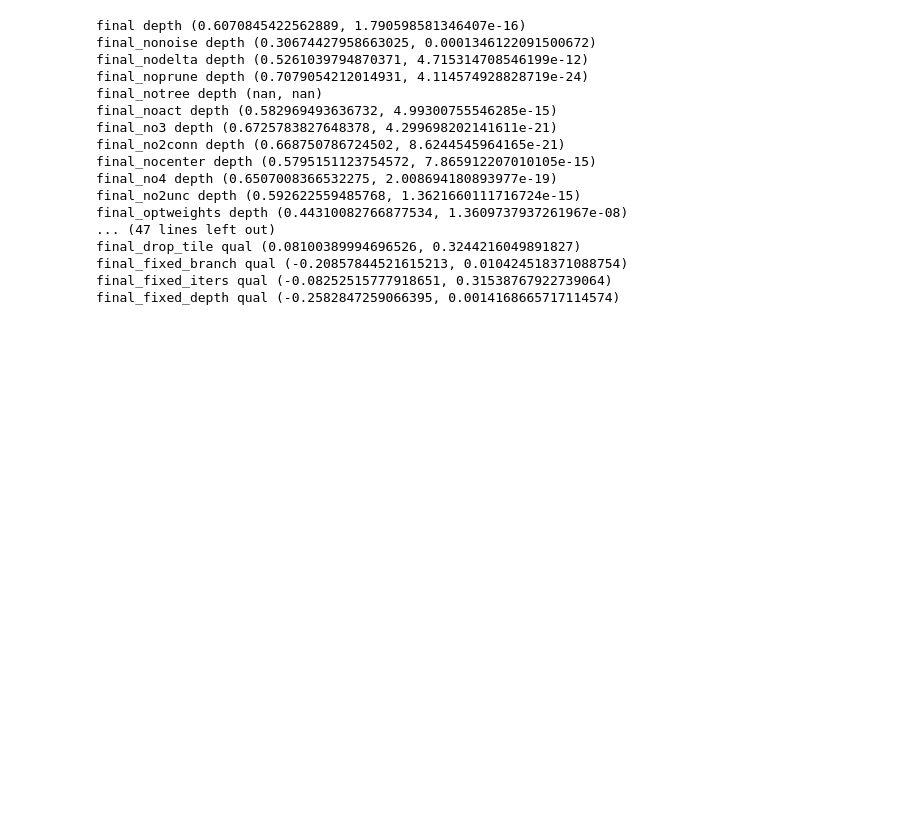
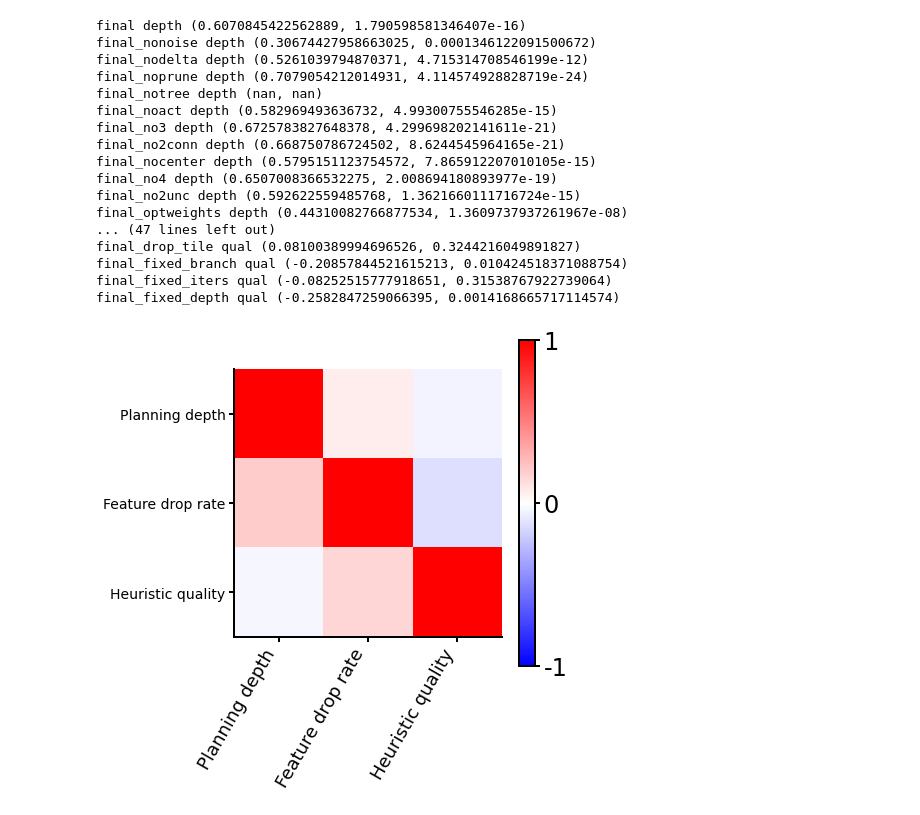
Before and after one commit to basvanopheusden/fourinarow, a Jupyter notebook: Analysis notebooks/new/Learning and time pressure analysis.ipynb, the cells around one changed output. Drawn from its saved outputs; the diff is of its cells as text; code cells hidden in the pictures; blank space fills up the shorter version.

```diff
--- a/Analysis notebooks/new/Learning and time pressure analysis.ipynb
+++ b/Analysis notebooks/new/Learning and time pressure analysis.ipynb
@@ -889,0 +906,46 @@ final_fixed_depth qual (-0.2582847259066395, 0.0014168665717114574)
+# %%
+heuristic_quality_hvh_models = [get_heuristic_quality(np.reshape(np.loadtxt(direc + 'Params/params_hvh_' + m + '.txt'),
+                                                                   [40,1,5,58]))[:,0,:] for m in ['final','final_notree','final_nodelta','final_optweights']]
+# %%
+Mfull = np.array([np.mean(depth_hvh_models[0],axis=1),
+         np.mean(feature_drop_hvh_models[0],axis=1),
+         np.mean(heuristic_quality_hvh_models[0],axis=1)])
+
+Mlesions = np.array([[np.mean(depth_hvh_models[i],axis=1),
+         np.mean(feature_drop_hvh_models[i],axis=1),
+         np.mean(heuristic_quality_hvh_models[i],axis=1)] for i in range(1,4)])
+# %%
+def get_alpha_fdr(alpha,allps):
+    return allps[np.nonzero(allps > np.arange(1,len(allps)+1)/len(allps)*alpha)[0][0]]
+
+def plot_with_stars(r,p,colormap,limits,filename):
+    fig,ax = plt.subplots()
+    ax.xaxis.set_major_formatter(FormatStrFormatter('%g'))
+    ax.yaxis.set_major_formatter(FormatStrFormatter('%g'))
+
+    nstars = (p < get_alpha_fdr(0.05,np.sort(p.flatten()))).astype(int) + \
+             (p < get_alpha_fdr(0.01,np.sort(p.flatten()))).astype(int) + \
+             (p < get_alpha_fdr(0.001,np.sort(p.flatten()))).astype(int)
+
+    for i in range(r.shape[0]):
+        for k in range(r.shape[1]):
+            if k!=i and nstars[i][k]>0:
+                ax.text(k,i,'*'*nstars[i][k],ha='center',va='center',fontsize=18)
+
+    ax.set_xticks(range(3))
+    ax.set_yticks(range(3))
+    ax.set_xticklabels(['Planning depth','Feature drop rate','Heuristic quality'],usetex=False,rotation=60,ha='right',fontsize = 18)
+
+    ax.set_yticklabels(['Planning depth','Feature drop rate','Heuristic quality'],usetex=False,fontsize = 14)
+    cax = ax.imshow(r,interpolation='nearest',cmap=colormap,vmin=limits[0],vmax=limits[1])
+    cbar = fig.colorbar(cax, orientation='vertical',ticks=[-1, 0, 1])
+    cbar.ax.set_yticklabels([-1,0,1],usetex=False)
+    fig.savefig(fig_direc + filename)
+    plt.show()
+# %%
+rho = np.array([[sts.pearsonr(Mfull[i,:]-Mlesions[j,i,:],Mfull[j,:])[0] for i in range(3)] for j in range(3)])
+P = np.array([[sts.pearsonr(Mfull[i,:]-Mlesions[j,i,:],Mfull[j,:])[1] for i in range(3)] for j in range(3)])
+# %%
+plot_with_stars(rho,P,'bwr',[-1,1],'supp_figure_tradeoff_metrics_A.pdf')
+# %% [output]
+[figure, added]
```
Also changed, not shown: parts of 8 cells of this notebook, 2 other files.
